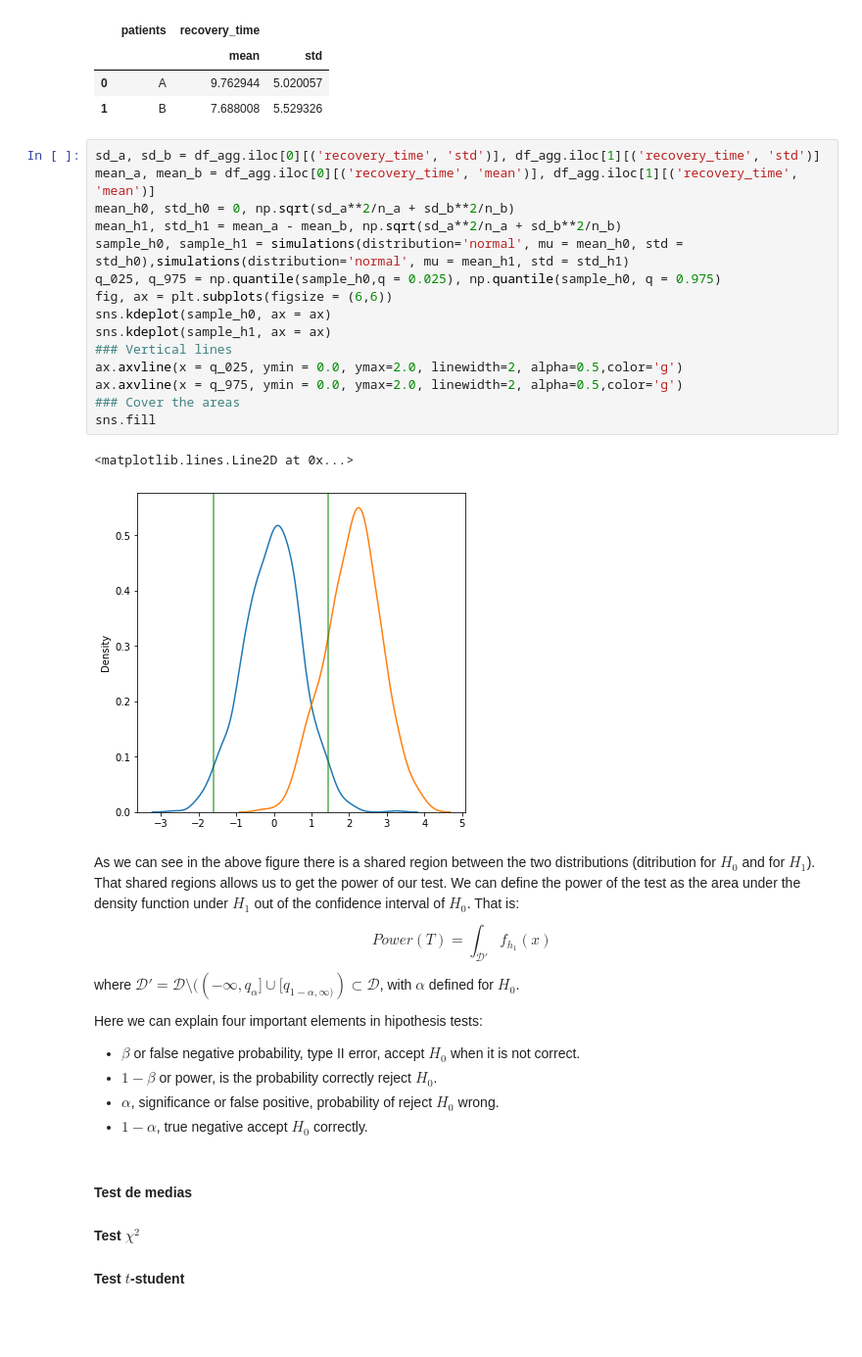
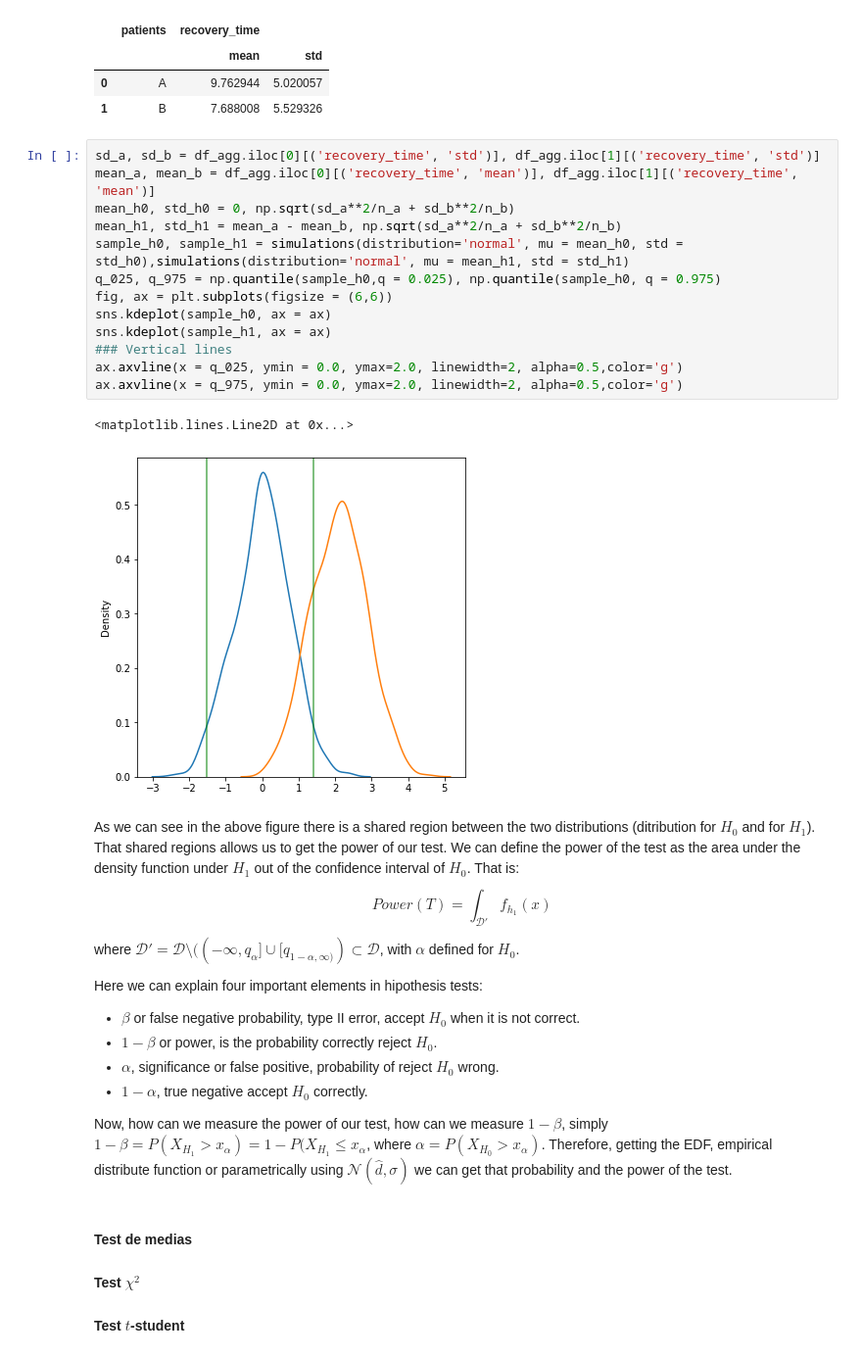
Before and after one commit to borjaf696/ml_cheat_sheet, a Jupyter notebook: statistics_cheat_sheet.ipynb, the cells around one changed output. Shown at 98% size. Drawn from its saved outputs; the diff is of its cells as text; blank space fills up the shorter version.

```diff
--- a/statistics_cheat_sheet.ipynb
+++ b/statistics_cheat_sheet.ipynb
@@ -105,21 +105,19 @@ df_agg.head()
 # %%
 sd_a, sd_b = df_agg.iloc[0][('recovery_time', 'std')], df_agg.iloc[1][('recovery_time', 'std')]
 mean_a, mean_b = df_agg.iloc[0][('recovery_time', 'mean')], df_agg.iloc[1][('recovery_time', 'mean')]
 mean_h0, std_h0 = 0, np.sqrt(sd_a**2/n_a + sd_b**2/n_b)
 mean_h1, std_h1 = mean_a - mean_b, np.sqrt(sd_a**2/n_a + sd_b**2/n_b)
 sample_h0, sample_h1 = simulations(distribution='normal', mu = mean_h0, std = std_h0),simulations(distribution='normal', mu = mean_h1, std = std_h1)
 q_025, q_975 = np.quantile(sample_h0,q = 0.025), np.quantile(sample_h0, q = 0.975)
 fig, ax = plt.subplots(figsize = (6,6))
 sns.kdeplot(sample_h0, ax = ax)
 sns.kdeplot(sample_h1, ax = ax)
 ### Vertical lines
 ax.axvline(x = q_025, ymin = 0.0, ymax=2.0, linewidth=2, alpha=0.5,color='g')
 ax.axvline(x = q_975, ymin = 0.0, ymax=2.0, linewidth=2, alpha=0.5,color='g')
-### Cover the areas
-sns.fill
 # %% [output]
 <matplotlib.lines.Line2D at 0x...>
-[figure, old version]
+[figure, new version]
 # %% [markdown]
 As we can see in the above figure there is a shared region between the two distributions (ditribution for $H_0$ and for $H_1$). That shared regions allows us to get the power of our test. We can define the power of the test as the area under the density function under $H_1$ out of the confidence interval of $H_0$. That is:
 $$Power(T) = \int_{\mathcal{D}'} f_{h_1}(x)$$
@@ -130,6 +128,8 @@ Here we can explain four important elements in hipothesis tests:
 * $1-\beta$ or power, is the probability correctly reject $H_0$.
 * $\alpha$, significance or false positive, probability of reject $H_0$ wrong.
 * $1 - \alpha$, true negative accept $H_0$ correctly.
+
+Now, how can we measure the power of our test, how can we measure $1-\beta$, simply $1 - \beta = P(X_{H_1} > x_{\alpha}) = 1 - P(X_{H_1} \leq x_{\alpha}$, where $\alpha = P(X_{H_0} > x_{\alpha})$. Therefore, getting the EDF, empirical distribute function or parametrically using $\mathcal{N}(\hat{d}, \sigma)$ we can get that probability and the power of the test.
 # %% [markdown]
 #### Test de medias
 
```
